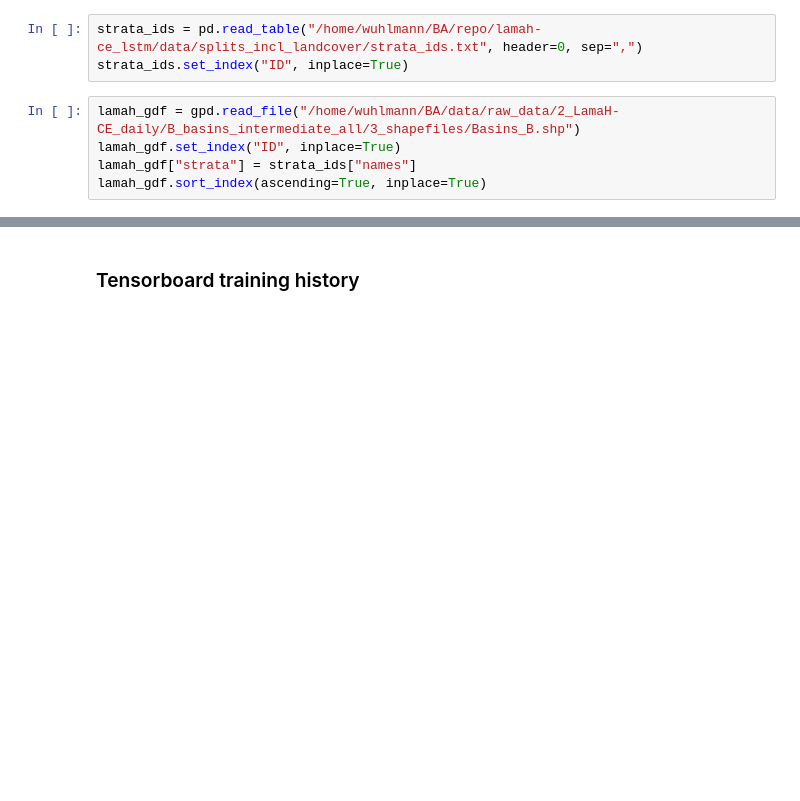
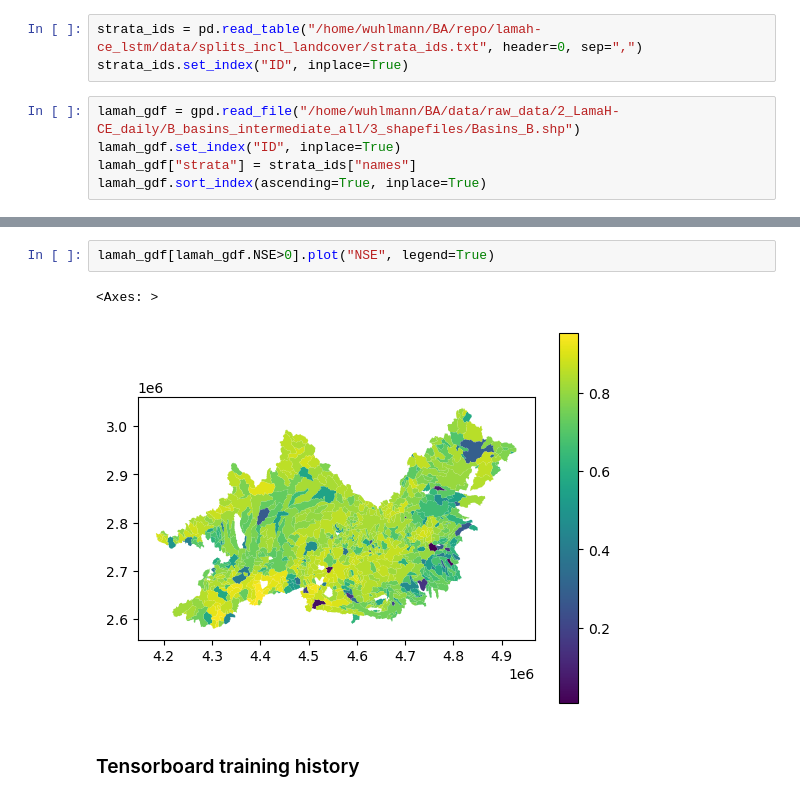
Before and after one commit to tripleUU-U/lamah-ce_lstm, a Jupyter notebook: analysis/evaluation/evaluation.ipynb, the cells around one changed output, grey strips where cells are left out. Saved outputs shown, nothing was run; the diff lists cells and outputs as text; blank space fills up the shorter version.

```diff
--- a/analysis/evaluation/evaluation.ipynb
+++ b/analysis/evaluation/evaluation.ipynb
@@ -141,3 +78,8 @@ sns.scatterplot(data=train_set[train_set.NSE > 0], x="arid_1", y="NSE", hue="ari
+# %%
+lamah_gdf[lamah_gdf.NSE>0].plot("NSE", legend=True)
+# %% [output]
+<Axes: >
+[figure, added]
 # %% [markdown]
 ### Tensorboard training history
 # %%
```
Also changed, not shown: parts of 15 cells of this notebook, 6 other files.
